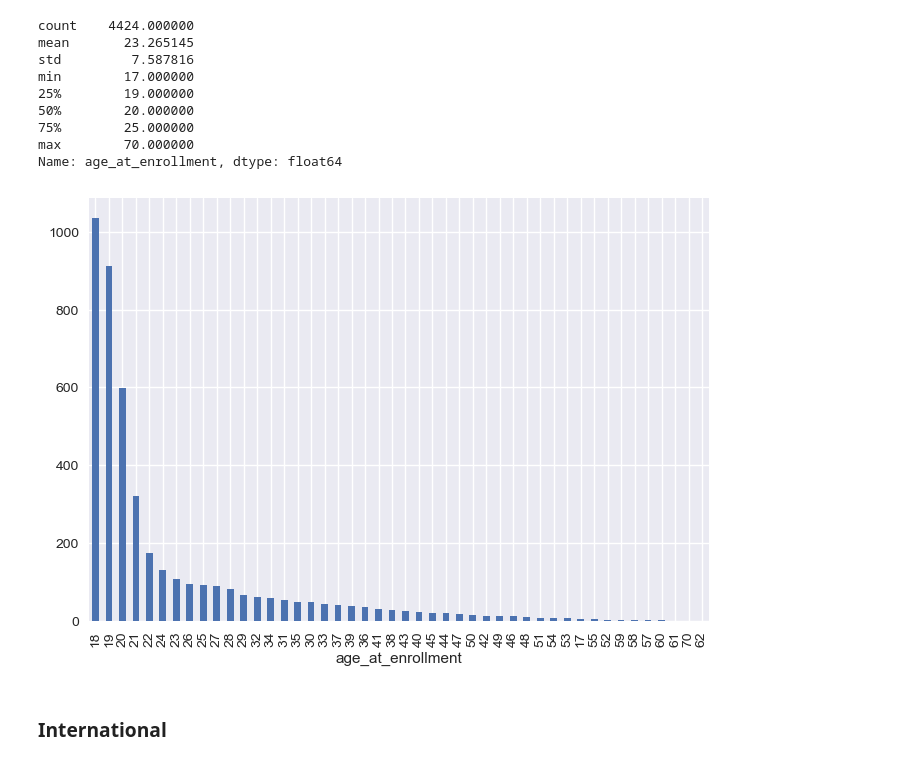
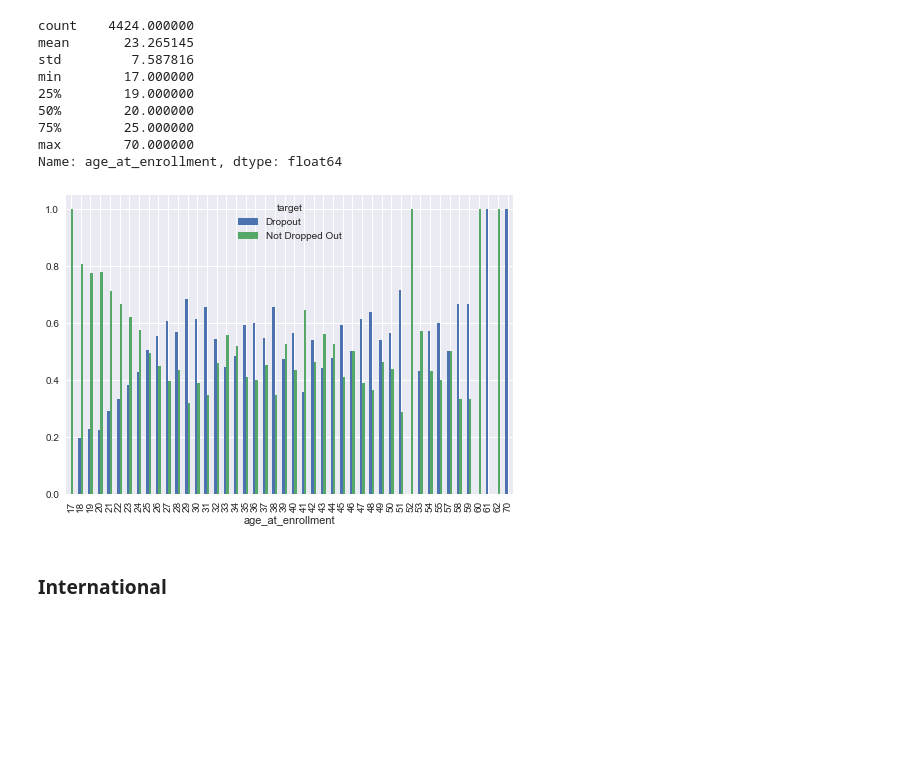
Before and after one commit to AndreJacobsPy/ai-academy-capstone, a Jupyter notebook: exploration.ipynb, the cells around one changed output. Cells and saved outputs as stored; diff of their text form; code cells hidden in the pictures; blank space fills up the shorter version.

```diff
--- a/exploration.ipynb
+++ b/exploration.ipynb
@@ -993,9 +997,11 @@ min        17.000000
 max        70.000000
 Name: age_at_enrollment, dtype: float64
 # %%
-df["age_at_enrollment"].value_counts().plot(kind="bar");
+Age_enrollment_df = binary_df.copy()
+group_data_for_plotting(Age_enrollment_df, "age_at_enrollment").plot(kind="bar")
+plt.show()
 # %% [output]
-[figure, old version]
+[figure, new version]
 # %% [markdown]
 ### International <a class="anchor" id="twenty-first-bullet">
 # %%
```
Also changed, not shown: parts of 23 cells of this notebook, 3 other files.
